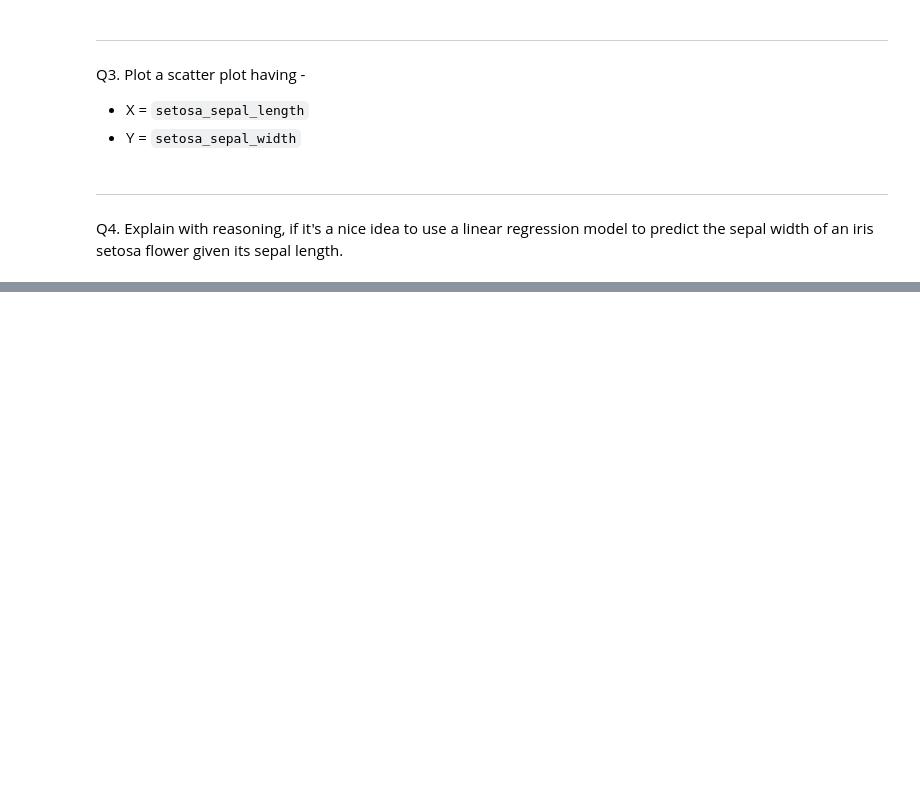
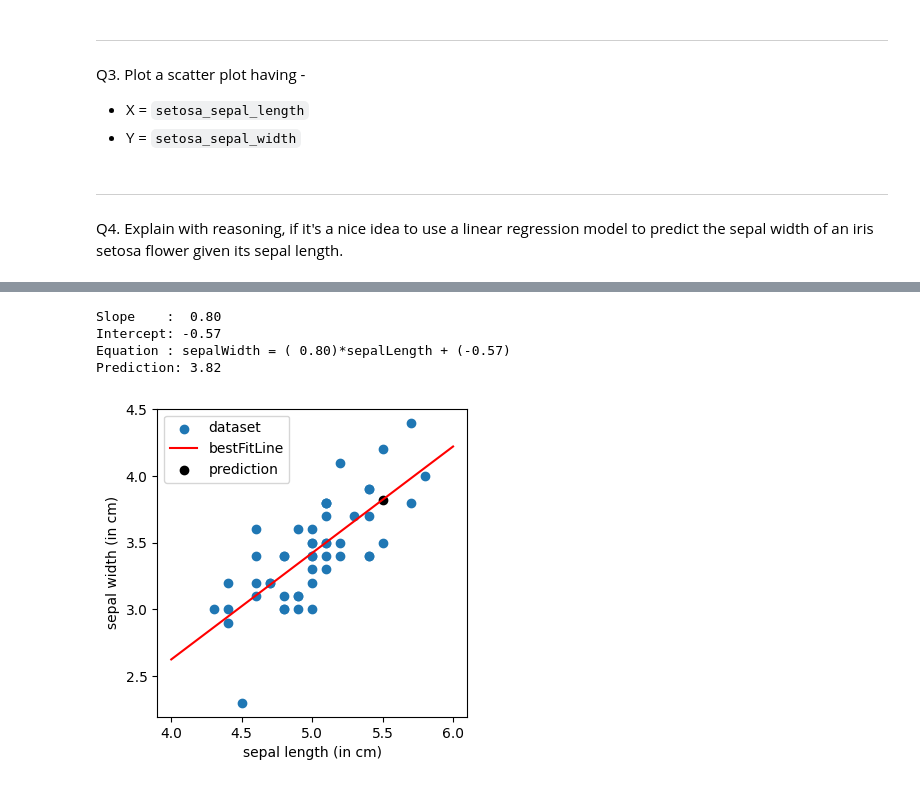
Before and after one commit to khyati-afk/course, a Jupyter notebook: Unit_10_Linear_Regression/00_homework.ipynb, the cells around one changed output, grey strips where cells are left out. Cells and saved outputs as stored; diff of their text form; code cells hidden in the pictures; blank space fills up the shorter version.

```diff
--- a/Unit_10_Linear_Regression/00_homework.ipynb
+++ b/Unit_10_Linear_Regression/00_homework.ipynb
@@ -111,0 +154,34 @@ Q4. Explain with reasoning, if it's a nice idea to use a linear regression model
+# %%
+# Create and fit linear regression model
+model = LinearRegression()
+model.fit(X, Y)
+
+# Output the coefficients
+m = model.coef_[0]
+k = model.intercept_
+print(f"Slope    : {m:5.2f}")
+print(f"Intercept: {k:5.2f}")
+print(f"Equation : sepalWidth = ({m:5.2f})*sepalLength + ({k:5.2f})")
+
+# Ask the user to enter an x-value
+sepal_length = float(input("Enter sepal length (in cm): "))
+sepal_width = model.predict([[sepal_length]])[0]
+print(f"Prediction: {sepal_width:.2f}")
+
+# Plot the graph
+plt.figure(figsize=(4, 4))
+plt.scatter(X, Y, label="dataset")
+x = np.linspace(4 , 6, 100)
+y = m*x + k
+plt.plot(x, y, color='r', label="bestFitLine")
+plt.scatter(sepal_length, sepal_width, color='k', label="prediction")
+plt.xlabel("sepal length (in cm)")
+plt.ylabel("sepal width (in cm)")
+plt.legend()
+plt.show()
+# %% [output]
+Slope    :  0.80
+Intercept: -0.57
+Equation : sepalWidth = ( 0.80)*sepalLength + (-0.57)
+Prediction: 3.82
+[figure, added]
```
Also changed, not shown: parts of 1 cell of this notebook, 2 other files.
